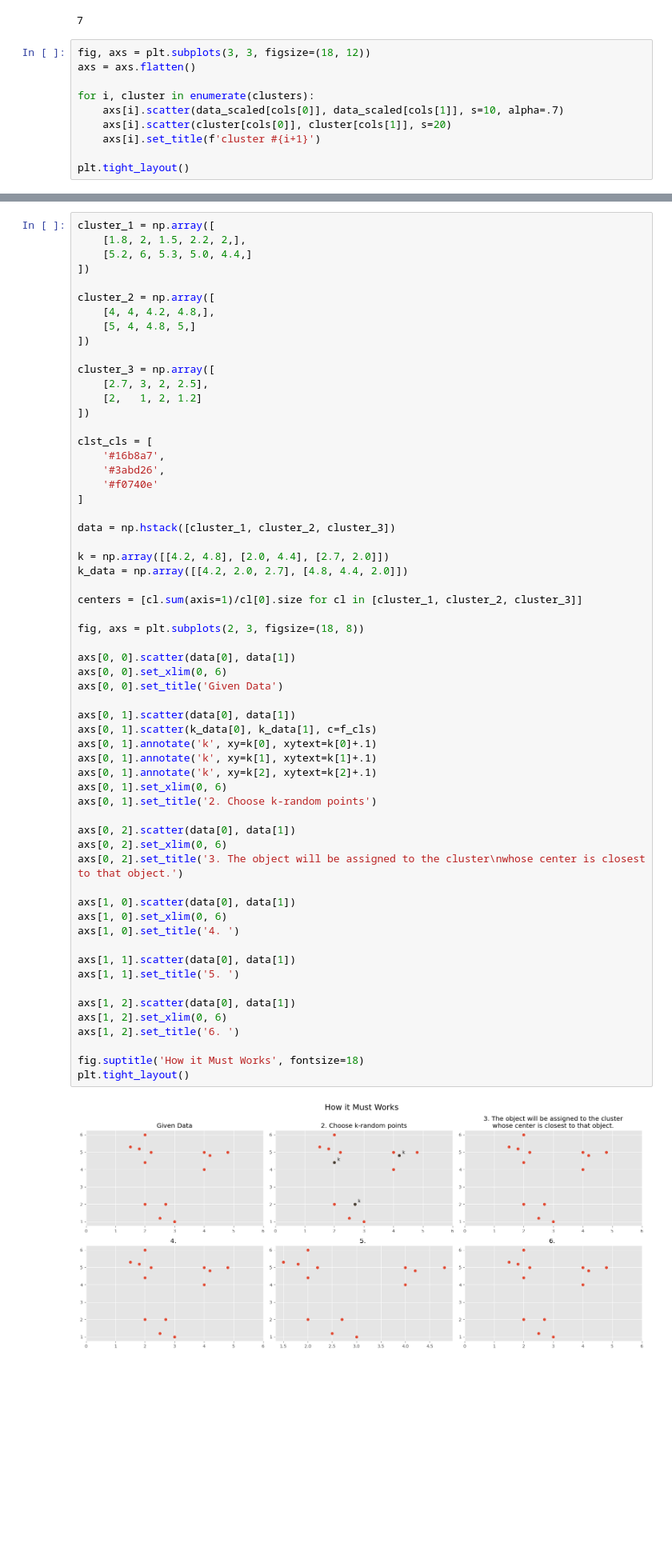
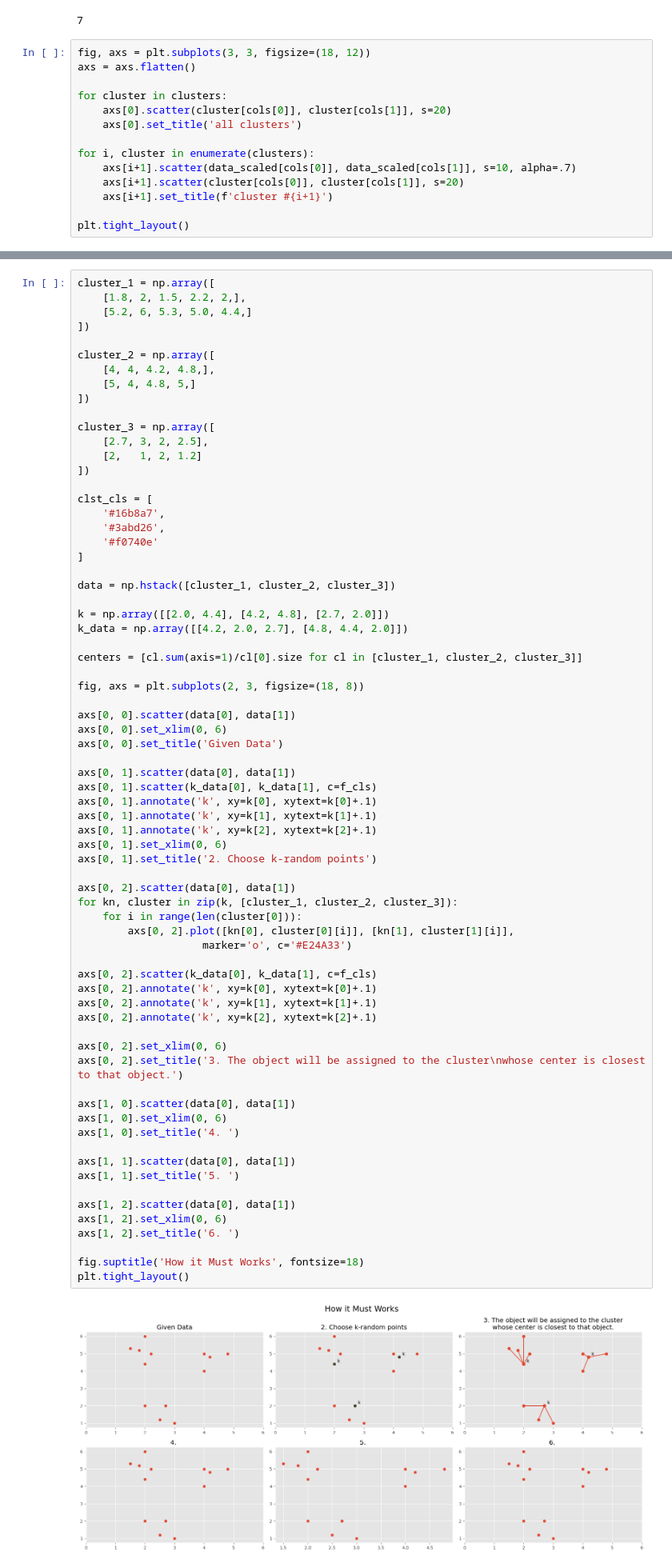
Before and after one commit to fadeeva/nakedML, a Jupyter notebook: MLnotes/004_Clustering.ipynb, the cells around one changed output, grey strips where cells are left out. Shown at 80% size. Cells and saved outputs as stored; diff of their text form; blank space fills up the shorter version.

```diff
--- a/MLnotes/004_Clustering.ipynb
+++ b/MLnotes/004_Clustering.ipynb
@@ -686,10 +686,14 @@ len(clusters)
 fig, axs = plt.subplots(3, 3, figsize=(18, 12))
 axs = axs.flatten()
 
+for cluster in clusters:
+    axs[0].scatter(cluster[cols[0]], cluster[cols[1]], s=20)
+    axs[0].set_title('all clusters')
+
 for i, cluster in enumerate(clusters):
-    axs[i].scatter(data_scaled[cols[0]], data_scaled[cols[1]], s=10, alpha=.7)
-    axs[i].scatter(cluster[cols[0]], cluster[cols[1]], s=20)
-    axs[i].set_title(f'cluster #{i+1}')
+    axs[i+1].scatter(data_scaled[cols[0]], data_scaled[cols[1]], s=10, alpha=.7)
+    axs[i+1].scatter(cluster[cols[0]], cluster[cols[1]], s=20)
+    axs[i+1].set_title(f'cluster #{i+1}')
 
 plt.tight_layout()
 # %% [output]
@@ -734,7 +738,7 @@ clst_cls = [
 
 data = np.hstack([cluster_1, cluster_2, cluster_3])
 
-k = np.array([[4.2, 4.8], [2.0, 4.4], [2.7, 2.0]])
+k = np.array([[2.0, 4.4], [4.2, 4.8], [2.7, 2.0]])
 k_data = np.array([[4.2, 2.0, 2.7], [4.8, 4.4, 2.0]])
 
 centers = [cl.sum(axis=1)/cl[0].size for cl in [cluster_1, cluster_2, cluster_3]]
@@ -744,34 +748,44 @@ fig, axs = plt.subplots(2, 3, figsize=(18, 8))
 axs[0, 0].scatter(data[0], data[1])
 axs[0, 0].set_xlim(0, 6)
 axs[0, 0].set_title('Given Data')
 
 axs[0, 1].scatter(data[0], data[1])
 axs[0, 1].scatter(k_data[0], k_data[1], c=f_cls)
 axs[0, 1].annotate('k', xy=k[0], xytext=k[0]+.1)
 axs[0, 1].annotate('k', xy=k[1], xytext=k[1]+.1)
 axs[0, 1].annotate('k', xy=k[2], xytext=k[2]+.1)
 axs[0, 1].set_xlim(0, 6)
 axs[0, 1].set_title('2. Choose k-random points')
 
 axs[0, 2].scatter(data[0], data[1])
+for kn, cluster in zip(k, [cluster_1, cluster_2, cluster_3]):
+    for i in range(len(cluster[0])):
+        axs[0, 2].plot([kn[0], cluster[0][i]], [kn[1], cluster[1][i]],
+                    marker='o', c='#E24A33')
+
+axs[0, 2].scatter(k_data[0], k_data[1], c=f_cls)
+axs[0, 2].annotate('k', xy=k[0], xytext=k[0]+.1)
+axs[0, 2].annotate('k', xy=k[1], xytext=k[1]+.1)
+axs[0, 2].annotate('k', xy=k[2], xytext=k[2]+.1)
+
 axs[0, 2].set_xlim(0, 6)
 axs[0, 2].set_title('3. The object will be assigned to the cluster\nwhose center is closest to that object.')
 
 axs[1, 0].scatter(data[0], data[1])
 axs[1, 0].set_xlim(0, 6)
 axs[1, 0].set_title('4. ')
 
 axs[1, 1].scatter(data[0], data[1])
 axs[1, 1].set_title('5. ')
 
 axs[1, 2].scatter(data[0], data[1])
 axs[1, 2].set_xlim(0, 6)
 axs[1, 2].set_title('6. ')
 
 fig.suptitle('How it Must Works', fontsize=18)
 plt.tight_layout()
 # %% [output]
-[figure, old version]
+[figure, new version]
 # %%
 data_scaled = get_scaled_data(df)
 
```
Also changed, not shown: parts of 2 cells of this notebook.
